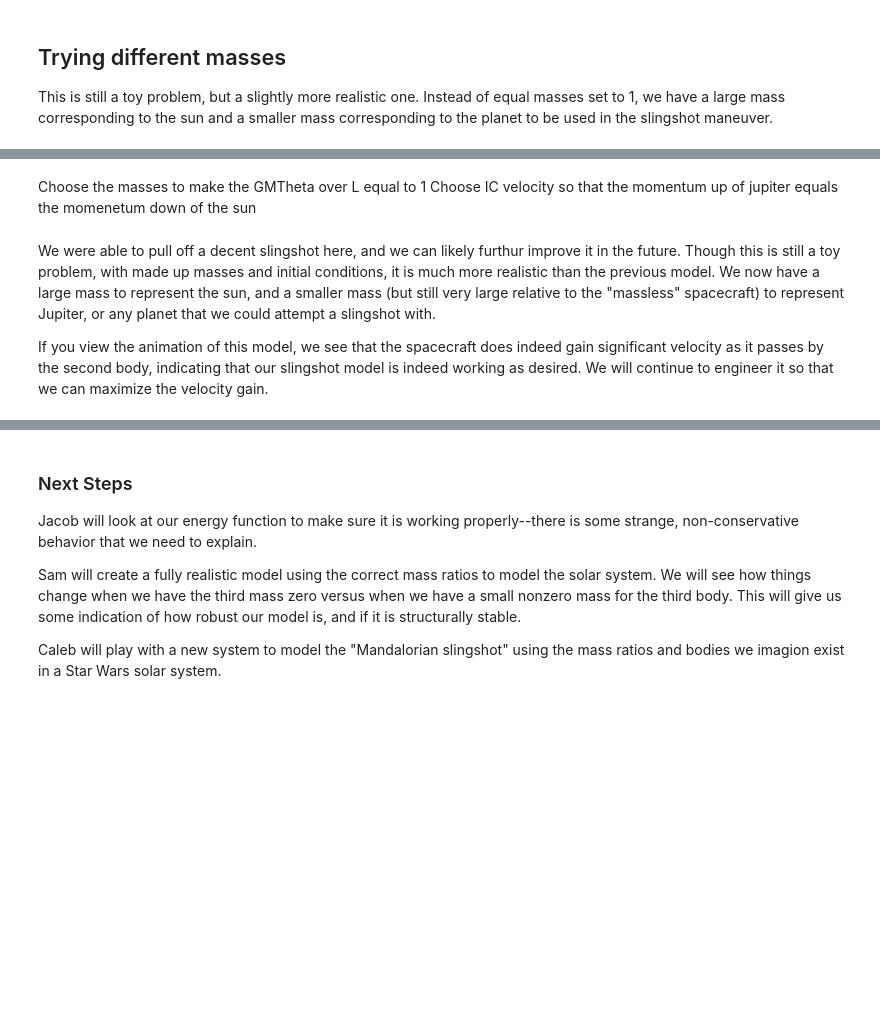
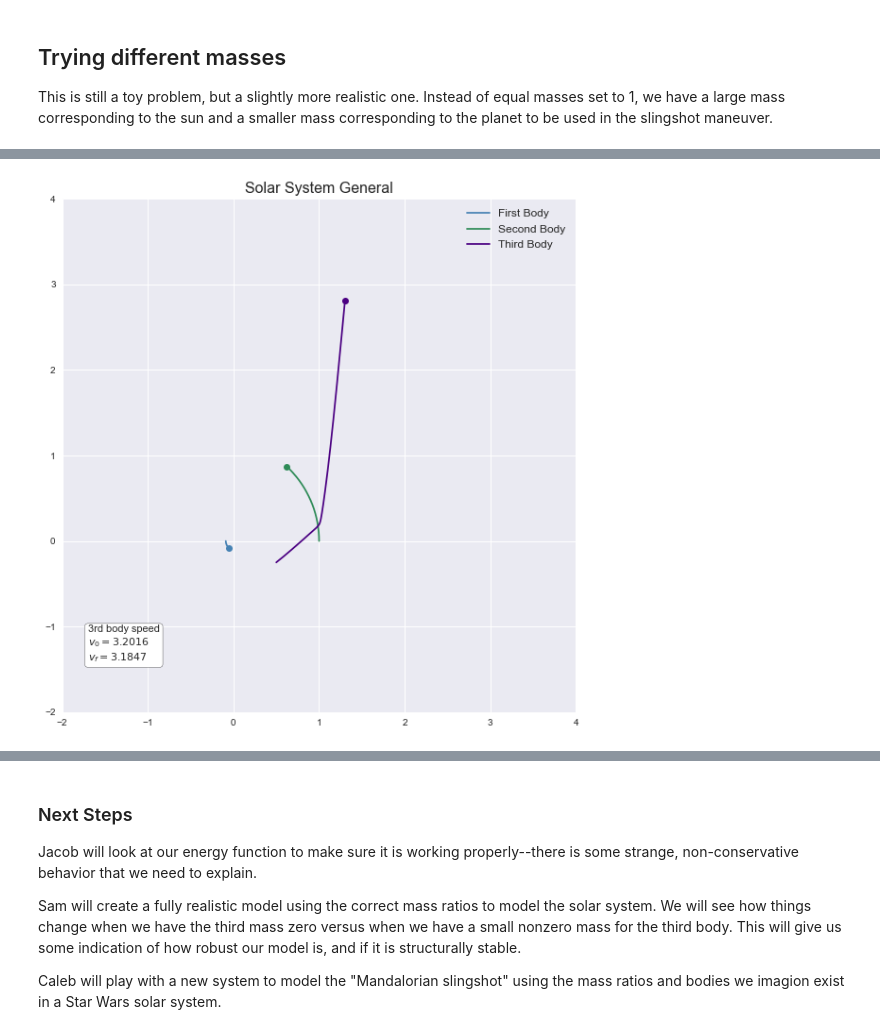
Before and after one commit to samcochran/optimal-spacecraft-control, a Jupyter notebook: Code/Sam.ipynb, the cells around one changed output, grey strips where cells are left out. Cells and saved outputs as stored; diff of their text form; code cells hidden in the pictures; blank space fills up the shorter version.

```diff
--- a/Code/Sam.ipynb
+++ b/Code/Sam.ipynb
@@ -374,7 +370,26 @@ plt.close()
-# %% [markdown]
-Choose the masses to make the GMTheta over L equal to 1
-Choose IC velocity so that the momentum up of jupiter equals the momenetum down of the sun
-# %% [markdown]
-We were able to pull off a decent slingshot here, and we can likely furthur improve it in the future.  Though this is still a toy problem, with made up masses and initial conditions, it is much more realistic than the previous model.  We now have a large mass to represent the sun, and a smaller mass (but still very large relative to the "massless" spacecraft) to represent Jupiter, or any planet that we could attempt a slingshot with.
-
-If you view the animation of this model, we see that the spacecraft does indeed gain significant velocity as it passes by the second body, indicating that our slingshot model is indeed working as desired.  We will continue to engineer it so that we can maximize the velocity gain.
+# %%
+# Set up initial conditions and parameters
+t0 = 0
+tf = 1
+init = np.array([-.09, 0, 0, # Position 1
+                 1, 0, 0, # Position 2
+                 .5, -.25, 0, # Position 3
+                 0, -.09, 0, # Velocity/Momentum 1
+                 0, 1, 0, # Velocity/Momentum 2
+                 2.5, 2, 0]) # Velocity 3
+
+# Solve the system
+sol = simulate_mechanics_general(init, (t0, tf), t_eval=np.linspace(t0, tf, 1000), m = [1, .09, .0001])
+
+# Plot and animate
+fig, ax = plt.subplots()
+plot_solution(sol, 'Solar System General', ax=ax)
+ax.set_xlim(-2, 4)
+ax.set_ylim(-2, 4)
+plt.show()
+
+plt.ioff()
+# animate_solution(sol, 'Solar System General', 'solar_system_general', skip=5, lim=(-2, 4), show_quivers=False, interval=30)
+plt.close()
+# %% [output]
+[figure, added]
```
Also changed, not shown: parts of 4 cells of this notebook.
